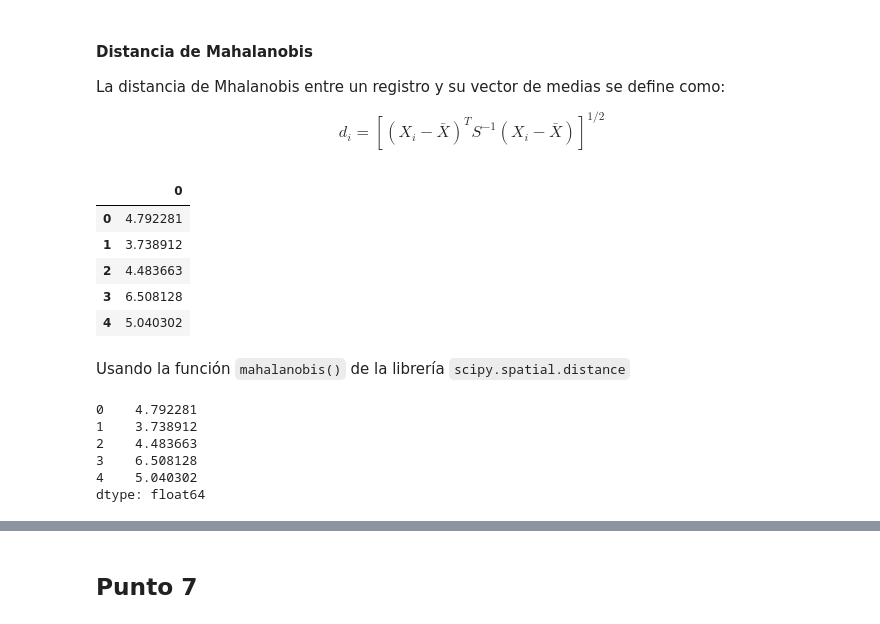
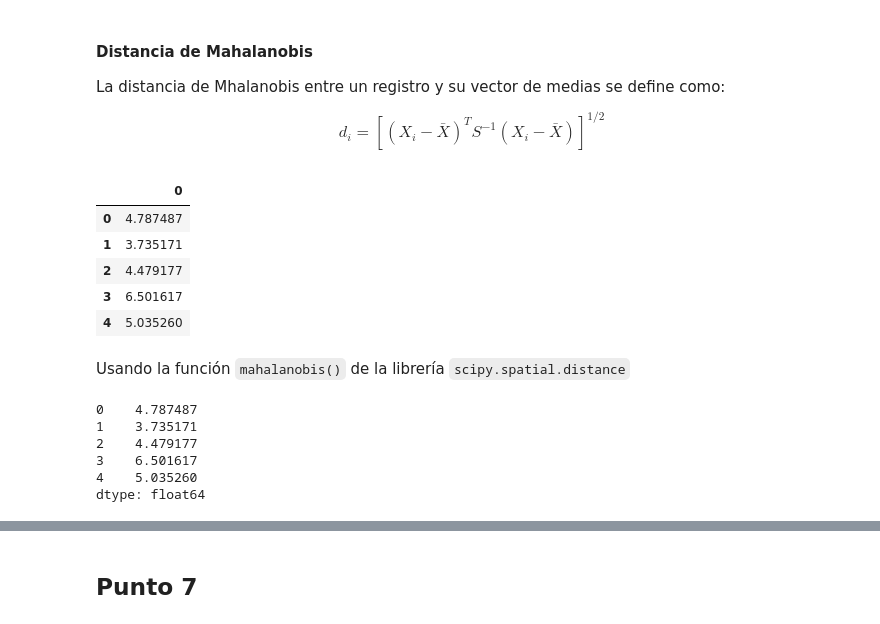
Before and after one commit to alejo963/Estad-stica_en_Ciencia_de_datos, a Jupyter notebook: taller1/codigo_taller1.ipynb, the cells around one changed output, grey strips where cells are left out. Drawn from its saved outputs; the diff is of its cells as text; code cells hidden in the pictures.

```diff
--- a/taller1/codigo_taller1.ipynb
+++ b/taller1/codigo_taller1.ipynb
@@ -44,8 +9,8 @@ print(knn_model.predict([X[1]]))
 # %% [markdown]
 ## Punto 5
 # %%
-df = pd.read_excel('../datos/ELE.xlsx')
-df.tail()
+df5 = pd.read_excel('../datos/ELE.xlsx')
+df5.tail()
 # %% [output]
 |  | X1 | X2 | X3 | X4 | X5 | X6 | X7 | X8 | X9 | X10 | ... | ... |
 | 495 | 1 | 24 | 2 | 30 | 5 | 3 | 4 | 4 | 3 | 20 | ... | ... |
@@ -95,7 +60,7 @@ Asimetría: -0.5032093871374901
 
 Usando la fórmula $\bar{X} = \frac{1}{m}X^T1 $, donde $1$ es un vector de unos de longitud $m$
 # %%
-X = df.to_numpy()
+X = df5.to_numpy()
 m, n = X.shape
 X_bar = 1 / m * X.T @ np.ones((m, 1))
 print(X_bar.T)
@@ -263,31 +228,31 @@ $$
 # %%
 def mahalanobis_custom(row, means, sigma):
     return np.sqrt(((row - means.T) @ la.inv(sigma) @ (row - means.T).T)[0][0])
 d = []
 for row in X:
-    d.append(mahalanobis_custom(row, X_bar, S))
+    d.append(mahalanobis_custom(row, X_bar, S_corrected))
 pd.DataFrame(d).head()
 # %% [output]
 |  | 0 |
-| 0 | 4.792281 |
-| 1 | 3.738912 |
-| 2 | 4.483663 |
-| 3 | 6.508128 |
-| 4 | 5.040302 |
+| 0 | 4.787487 |
+| 1 | 3.735171 |
+| 2 | 4.479177 |
+| 3 | 6.501617 |
+| 4 | 5.035260 |
 # %% [markdown]
 Usando la función `mahalanobis()` de la librería `scipy.spatial.distance`
 # %%
 d = []
 for row in X:
-    d.append(mahalanobis(row, X_bar, la.inv(S)))
+    d.append(mahalanobis(row, X_bar, la.inv(S_corrected)))
 distances = pd.Series(d)
 distances.head()
 # %% [output]
-0    4.792281
-1    3.738912
-2    4.483663
-3    6.508128
-4    5.040302
+0    4.787487
+1    3.735171
+2    4.479177
+3    6.501617
+4    5.035260
 dtype: float64
 # %%
 distances.max()
```
Also changed, not shown: parts of 16 cells of this notebook.
